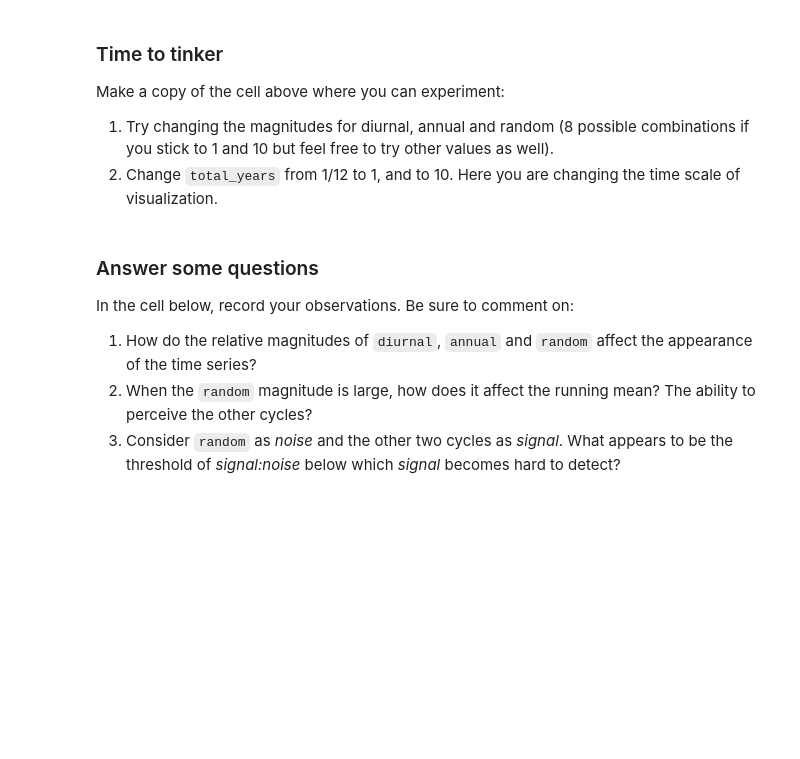
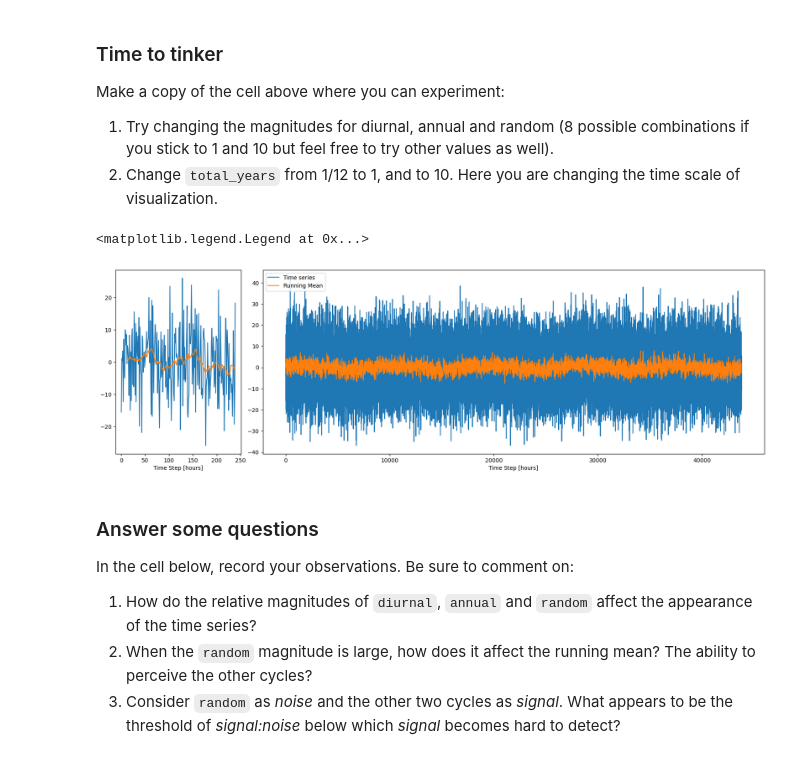
Before and after one commit to anlawyer/land-climate-interactions, a Jupyter notebook: HW0/CLIM614_HW_0.ipynb, the cells around one changed output. Saved outputs shown, nothing was run; the diff lists cells and outputs as text; code cells hidden in the pictures; blank space fills up the shorter version.

```diff
--- a/HW0/CLIM614_HW_0.ipynb
+++ b/HW0/CLIM614_HW_0.ipynb
@@ -72,6 +75,51 @@ ax2.legend(["Time series","Running Mean"],loc=2)
 Make a copy of the cell above where you can experiment:
 1. Try changing the magnitudes for diurnal, annual and random (8 possible combinations if you stick to 1 and 10 but feel free to try other values as well).
 2. Change `total_years` from 1/12 to 1, and to 10. Here you are changing the time scale of visualization.
+# %%
+#########################################################
+#########################################################
+### Parameters for this exercise:
+timestep = 3600          # in seconds
+total_years = 5          # Number of years to simulate
+
+diurnal_magnitude = 1   # Try 1 and 10, at least
+annual_magnitude = 1    # Try 1 and 10, at least
+random_magnitude = 10    # Try 1 and 10, at least
+#########################################################
+#########################################################
+
+# Construct a synthetic time series with multiple components.
+total_steps = int(total_years * days_per_year * seconds_per_day / timestep)
+time_series = np.full(total_steps,np.nan) # Set up an empty time series to fill below
+
+for t in range(total_steps):  # Loop through each hour
+    #if t % t_per_day == 0: print(".",end="")  # Uncomment this line if you want to see the loop progress
+    diurnal = diurnal_magnitude * np.sin(t*timestep/seconds_per_day*np.pi*2)               # Add a diurnal cycle
+    annual = annual_magnitude * np.sin(t*timestep/(days_per_year*seconds_per_day)*np.pi*2) # Add a seasonal cycle
+    noise = random_magnitude * rng.standard_normal()                                   # Add Gaussian noise
+    time_series[t] = diurnal + annual + noise                     # Time series is a combination of the three
+
+#¯¯¯¯¯¯¯¯¯¯¯¯¯¯¯¯¯¯¯¯¯¯¯¯¯¯¯¯¯¯¯¯¯¯¯¯¯¯¯¯¯¯¯¯¯¯¯¯¯¯¯¯¯¯¯¯
+# Plot the results
+fig = plt.figure(figsize = (21, 6))
+spec = fig.add_gridspec(ncols=2, nrows=1, width_ratios=[1,4])
+plt.subplots_adjust(wspace=0.07)
+ax1 = fig.add_subplot(spec[0,0])
+ax2 = fig.add_subplot(spec[0,1])
+
+# First panel is zoomed in on a 240-timestep period (10-days if timestep is hourly)
+ax1.plot(time_series[:240])
+ax1.plot(pd.Series(time_series).rolling(24,center=True).mean()[:240])
+ax1.set_xlabel("Time Step [hours]")
+
+# Second panel is the entire time series
+ax2.plot(time_series)
+plt.plot(pd.Series(time_series).rolling(24,center=True).mean())
+ax2.set_xlabel("Time Step [hours]")
+ax2.legend(["Time series","Running Mean"],loc=2)
+# %% [output]
+<matplotlib.legend.Legend at 0x...>
+[figure, added]
 # %% [markdown]
 ### Answer some questions
 In the cell below, record your observations. Be sure to comment on:
```
Also changed, not shown: parts of 9 cells of this notebook.
